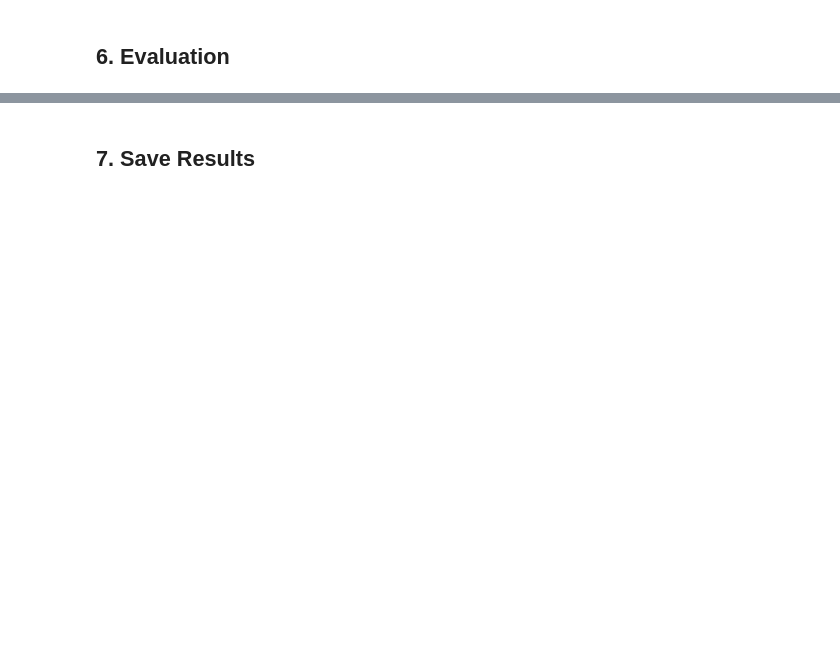
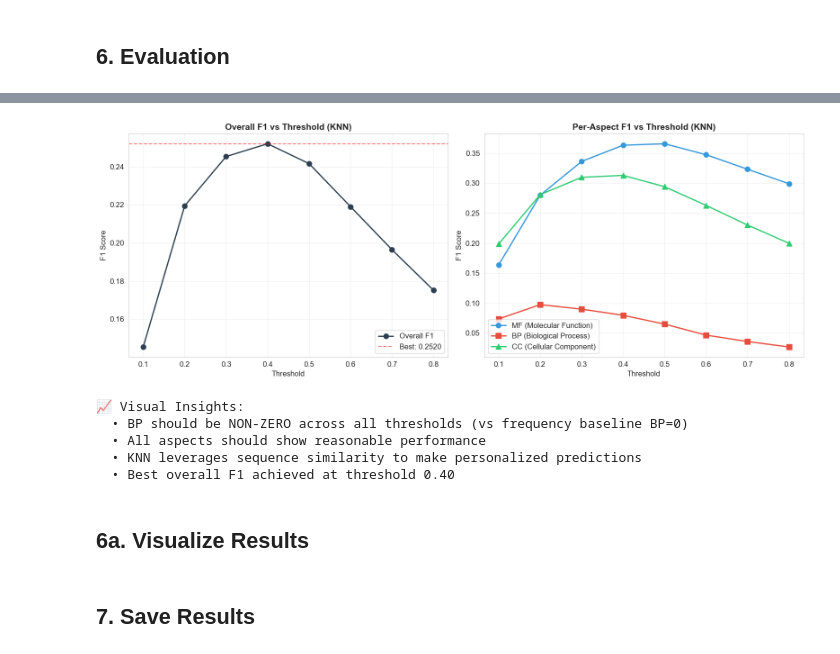
Before and after one commit to PeterOla/cafa-6-protein-function-prediction, a Jupyter notebook: notebooks/02_baseline_knn.ipynb, the cells around one changed output, grey strips where cells are left out. Saved outputs shown, nothing was run; the diff lists cells and outputs as text; code cells hidden in the pictures; blank space fills up the shorter version.

```diff
--- a/notebooks/02_baseline_knn.ipynb
+++ b/notebooks/02_baseline_knn.ipynb
@@ -239,11 +423,23 @@ for thr in thresholds:
     metrics = evaluate_predictions(predictions_df, val_data, ia_weights, threshold=thr)
     results.append({
         'threshold': thr,
-        **metrics
+        'f1': metrics['f1'],
+        'precision': metrics['precision'],
+        'recall': metrics['recall'],
+        'mf_f1': metrics['aspect_breakdown'].get('MF', {}).get('f1', 0),
+        'bp_f1': metrics['aspect_breakdown'].get('BP', {}).get('f1', 0),
+        'cc_f1': metrics['aspect_breakdown'].get('CC', {}).get('f1', 0)
     })
-    print(f"Threshold {thr:.2f}: F1={metrics['f1']:.4f}, P={metrics['precision']:.4f}, "
-          f"R={metrics['recall']:.4f}, Coverage={metrics['coverage']:.2%}")
+
+    breakdown = metrics['aspect_breakdown']
+    print(f"Threshold {thr:.2f}:")
+    print(f"  Overall: F1={metrics['f1']:.4f}, P={metrics['precision']:.4f}, R={metrics['recall']:.4f}")
+    print(f"  MF: {breakdown.get('MF', {}).get('f1', 0):.4f} | "
+          f"BP: {breakdown.get('BP', {}).get('f1', 0):.4f} | "
+          f"CC: {breakdown.get('CC', {}).get('f1', 0):.4f}")
+    print()
 
 # Find best threshold
 best_result = max(results, key=lambda x: x['f1'])
-print(f"\n🏆 Best F1: {best_result['f1']:.4f} at threshold {best_result['threshold']:.2f}")
+print(f"🏆 Best Overall F1: {best_result['f1']:.4f} at threshold {best_result['threshold']:.2f}")
+print(f"   MF: {best_result['mf_f1']:.4f} | BP: {best_result['bp_f1']:.4f} | CC: {best_result['cc_f1']:.4f}")
@@ -250,3 +464,50 @@ print(f"\n🏆 Best F1: {best_result['f1']:.4f} at threshold {best_result['thres
+# %%
+# Visualize threshold performance
+fig, axes = plt.subplots(1, 2, figsize=(16, 6))
+
+# Extract data
+thr_vals = [r['threshold'] for r in results]
+overall_f1 = [r['f1'] for r in results]
+mf_f1 = [r['mf_f1'] for r in results]
+bp_f1 = [r['bp_f1'] for r in results]
+cc_f1 = [r['cc_f1'] for r in results]
+
+# 1. Overall F1 vs Threshold
+axes[0].plot(thr_vals, overall_f1, 'o-', linewidth=2, markersize=8, label='Overall F1', color='#2c3e50')
+axes[0].axhline(y=best_result['f1'], color='red', linestyle='--', alpha=0.5, label=f"Best: {best_result['f1']:.4f}")
+axes[0].set_xlabel('Threshold', fontsize=12)
+axes[0].set_ylabel('F1 Score', fontsize=12)
+axes[0].set_title('Overall F1 vs Threshold (KNN)', fontsize=14, fontweight='bold')
+axes[0].legend()
+axes[0].grid(alpha=0.3)
+
+# 2. Per-Aspect F1 vs Threshold
+axes[1].plot(thr_vals, mf_f1, 'o-', linewidth=2, markersize=8, label='MF (Molecular Function)', color='#3498db')
+axes[1].plot(thr_vals, bp_f1, 's-', linewidth=2, markersize=8, label='BP (Biological Process)', color='#e74c3c')
+axes[1].plot(thr_vals, cc_f1, '^-', linewidth=2, markersize=8, label='CC (Cellular Component)', color='#2ecc71')
+axes[1].set_xlabel('Threshold', fontsize=12)
+axes[1].set_ylabel('F1 Score', fontsize=12)
+axes[1].set_title('Per-Aspect F1 vs Threshold (KNN)', fontsize=14, fontweight='bold')
+axes[1].legend()
+axes[1].grid(alpha=0.3)
+
+plt.tight_layout()
+plt.show()
+
+print("\n📈 Visual Insights:")
+print("  • BP should be NON-ZERO across all thresholds (vs frequency baseline BP=0)")
+print("  • All aspects should show reasonable performance")
+print("  • KNN leverages sequence similarity to make personalized predictions")
+print(f"  • Best overall F1 achieved at threshold {best_result['threshold']:.2f}")
+# %% [output]
+[figure, added]
+📈 Visual Insights:
+  • BP should be NON-ZERO across all thresholds (vs frequency baseline BP=0)
+  • All aspects should show reasonable performance
+  • KNN leverages sequence similarity to make personalized predictions
+  • Best overall F1 achieved at threshold 0.40
+# %% [markdown]
+## 6a. Visualize Results
 # %% [markdown]
 ## 7. Save Results
 # %%
```
Also changed, not shown: parts of 18 cells of this notebook, 15 other files.
